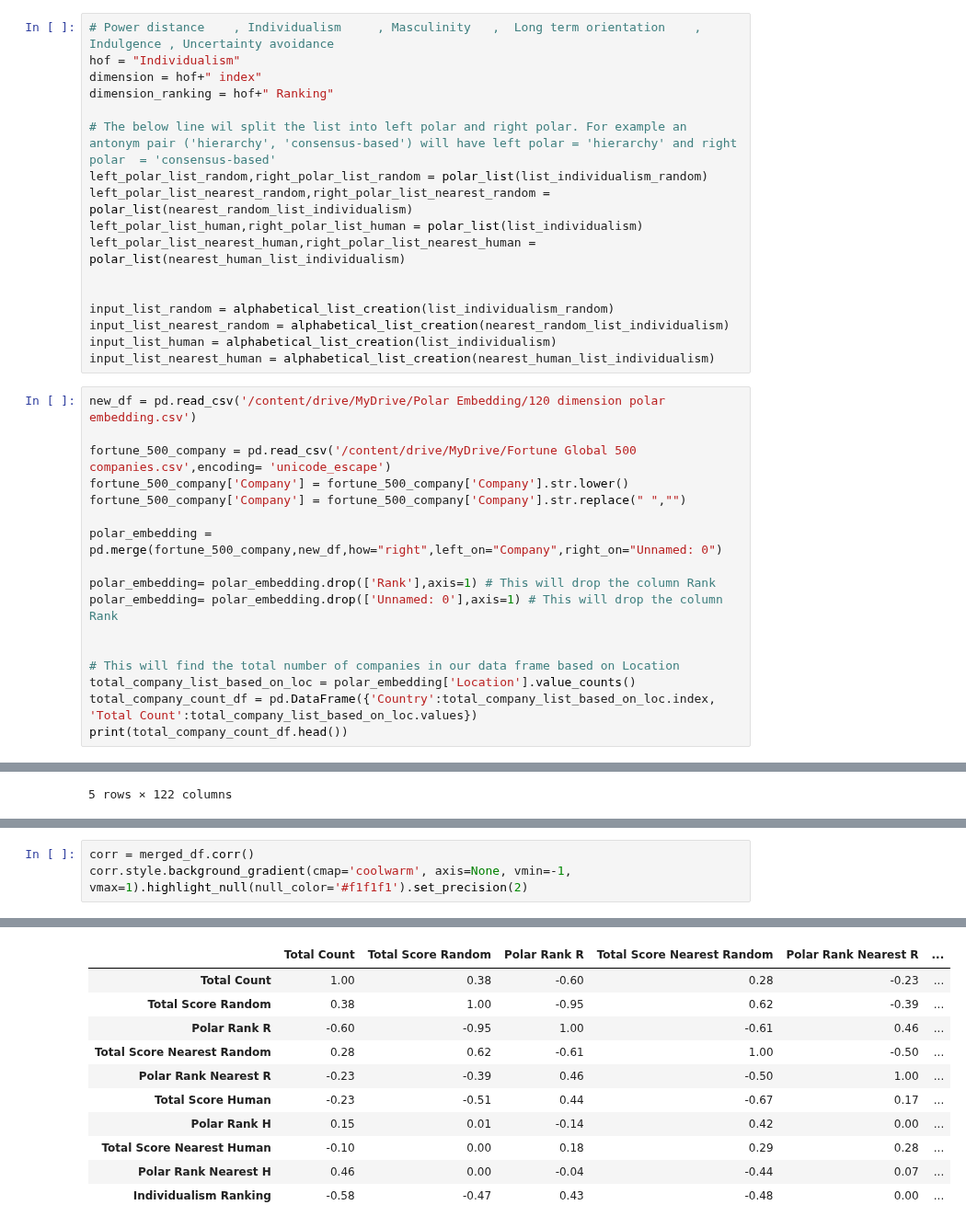
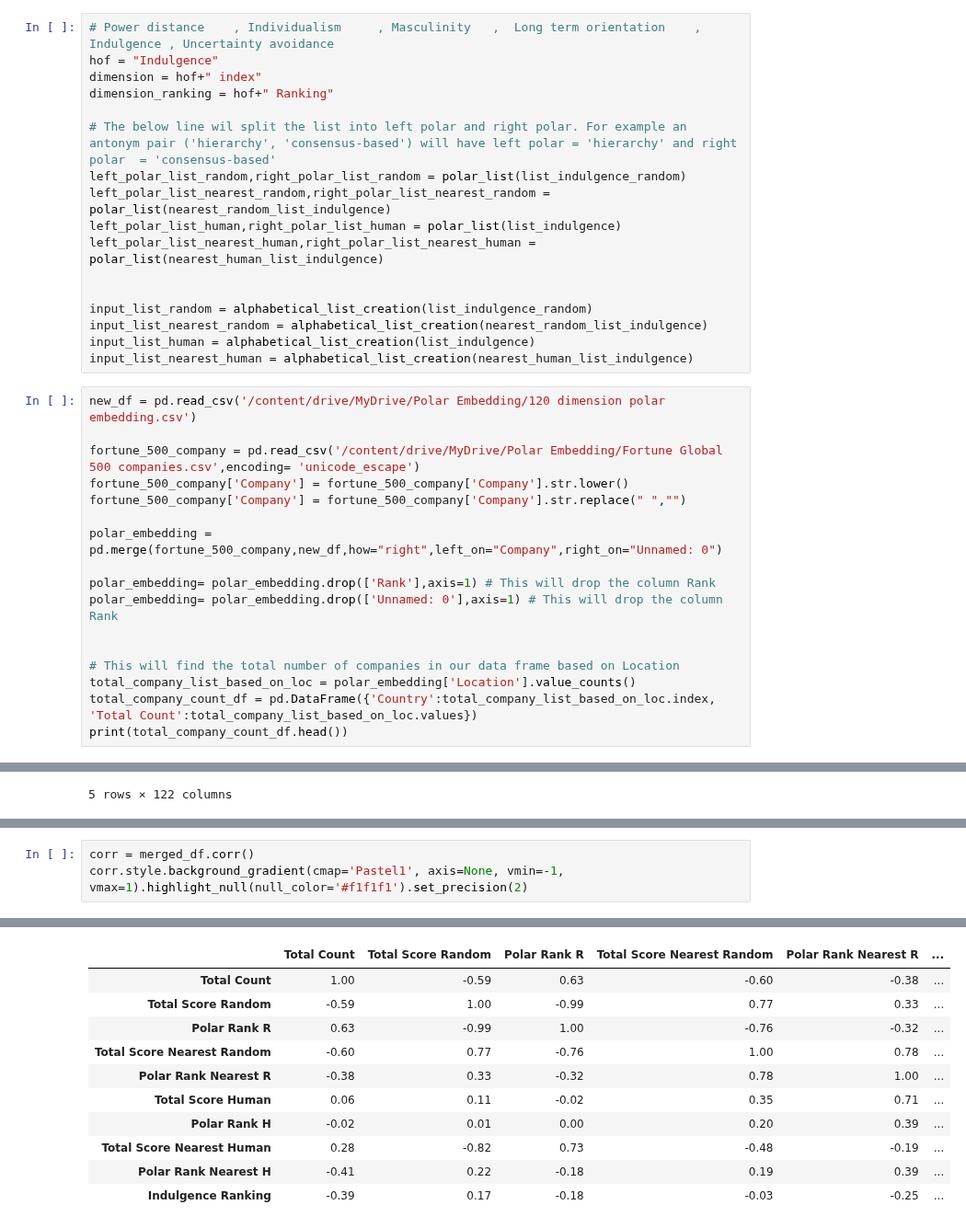
Before and after one commit to sreehari59/POLAR-WEBE, a Jupyter notebook: 4_list_comparison_with_Hofstede.ipynb, the cells around one changed output, grey strips where cells are left out. Shown at 92% size. Cells and saved outputs as stored; diff of their text form.

```diff
--- a/4_list_comparison_with_Hofstede.ipynb
+++ b/4_list_comparison_with_Hofstede.ipynb
@@ -142,25 +146,25 @@ nearest_human_list_uncertainity_avoidance = [('simplicity', 'complexities'), ('y
 <br><b>Where ever individualism is there change it with the keyword longterm</b>
 # %%
 # Power distance 	, Individualism 	, Masculinity 	,  Long term orientation 	, Indulgence , Uncertainty avoidance
-hof = "Individualism"
+hof = "Indulgence"
 dimension = hof+" index"
 dimension_ranking = hof+" Ranking"
 
 # The below line wil split the list into left polar and right polar. For example an antonym pair ('hierarchy', 'consensus-based') will have left polar = 'hierarchy' and right polar  = 'consensus-based'
-left_polar_list_random,right_polar_list_random = polar_list(list_individualism_random)
-left_polar_list_nearest_random,right_polar_list_nearest_random = polar_list(nearest_random_list_individualism)
-left_polar_list_human,right_polar_list_human = polar_list(list_individualism)
-left_polar_list_nearest_human,right_polar_list_nearest_human = polar_list(nearest_human_list_individualism)
+left_polar_list_random,right_polar_list_random = polar_list(list_indulgence_random)
+left_polar_list_nearest_random,right_polar_list_nearest_random = polar_list(nearest_random_list_indulgence)
+left_polar_list_human,right_polar_list_human = polar_list(list_indulgence)
+left_polar_list_nearest_human,right_polar_list_nearest_human = polar_list(nearest_human_list_indulgence)
 
 
-input_list_random = alphabetical_list_creation(list_individualism_random)
-input_list_nearest_random = alphabetical_list_creation(nearest_random_list_individualism)
-input_list_human = alphabetical_list_creation(list_individualism)
-input_list_nearest_human = alphabetical_list_creation(nearest_human_list_individualism)
+input_list_random = alphabetical_list_creation(list_indulgence_random)
+input_list_nearest_random = alphabetical_list_creation(nearest_random_list_indulgence)
+input_list_human = alphabetical_list_creation(list_indulgence)
+input_list_nearest_human = alphabetical_list_creation(nearest_human_list_indulgence)
 # %%
 new_df = pd.read_csv('/content/drive/MyDrive/Polar Embedding/120 dimension polar embedding.csv')
 
-fortune_500_company = pd.read_csv('/content/drive/MyDrive/Fortune Global 500 companies.csv',encoding= 'unicode_escape')
+fortune_500_company = pd.read_csv('/content/drive/MyDrive/Polar Embedding/Fortune Global 500 companies.csv',encoding= 'unicode_escape')
 fortune_500_company['Company'] = fortune_500_company['Company'].str.lower()
 fortune_500_company['Company'] = fortune_500_company['Company'].str.replace(" ","")
 
@@ -341,16 +371,16 @@ eval_df.head()
 # %%
 corr = merged_df.corr()
-corr.style.background_gradient(cmap='coolwarm', axis=None, vmin=-1, vmax=1).highlight_null(null_color='#f1f1f1').set_precision(2)
+corr.style.background_gradient(cmap='Pastel1', axis=None, vmin=-1, vmax=1).highlight_null(null_color='#f1f1f1').set_precision(2)
 # %% [output]
 this method is deprecated in favour of `Styler.format(precision=..)`
 |  | Total Count | Total Score Random | Polar Rank R | Total Score Nearest Random | Polar Rank Nearest R | ... |
-| Total Count | 1.00 | 0.38 | -0.60 | 0.28 | -0.23 | ... |
-| Total Score Random | 0.38 | 1.00 | -0.95 | 0.62 | -0.39 | ... |
-| Polar Rank R | -0.60 | -0.95 | 1.00 | -0.61 | 0.46 | ... |
-| Total Score Nearest Random | 0.28 | 0.62 | -0.61 | 1.00 | -0.50 | ... |
-| Polar Rank Nearest R | -0.23 | -0.39 | 0.46 | -0.50 | 1.00 | ... |
-| Total Score Human | -0.23 | -0.51 | 0.44 | -0.67 | 0.17 | ... |
-| Polar Rank H | 0.15 | 0.01 | -0.14 | 0.42 | 0.00 | ... |
-| Total Score Nearest Human | -0.10 | 0.00 | 0.18 | 0.29 | 0.28 | ... |
-| Polar Rank Nearest H | 0.46 | 0.00 | -0.04 | -0.44 | 0.07 | ... |
-| Individualism Ranking | -0.58 | -0.47 | 0.43 | -0.48 | 0.00 | ... |
+| Total Count | 1.00 | -0.59 | 0.63 | -0.60 | -0.38 | ... |
+| Total Score Random | -0.59 | 1.00 | -0.99 | 0.77 | 0.33 | ... |
+| Polar Rank R | 0.63 | -0.99 | 1.00 | -0.76 | -0.32 | ... |
+| Total Score Nearest Random | -0.60 | 0.77 | -0.76 | 1.00 | 0.78 | ... |
+| Polar Rank Nearest R | -0.38 | 0.33 | -0.32 | 0.78 | 1.00 | ... |
+| Total Score Human | 0.06 | 0.11 | -0.02 | 0.35 | 0.71 | ... |
+| Polar Rank H | -0.02 | 0.01 | 0.00 | 0.20 | 0.39 | ... |
+| Total Score Nearest Human | 0.28 | -0.82 | 0.73 | -0.48 | -0.19 | ... |
+| Polar Rank Nearest H | -0.41 | 0.22 | -0.18 | 0.19 | 0.39 | ... |
+| Indulgence Ranking | -0.39 | 0.17 | -0.18 | -0.03 | -0.25 | ... |
```
Also changed, not shown: parts of 21 cells of this notebook.
